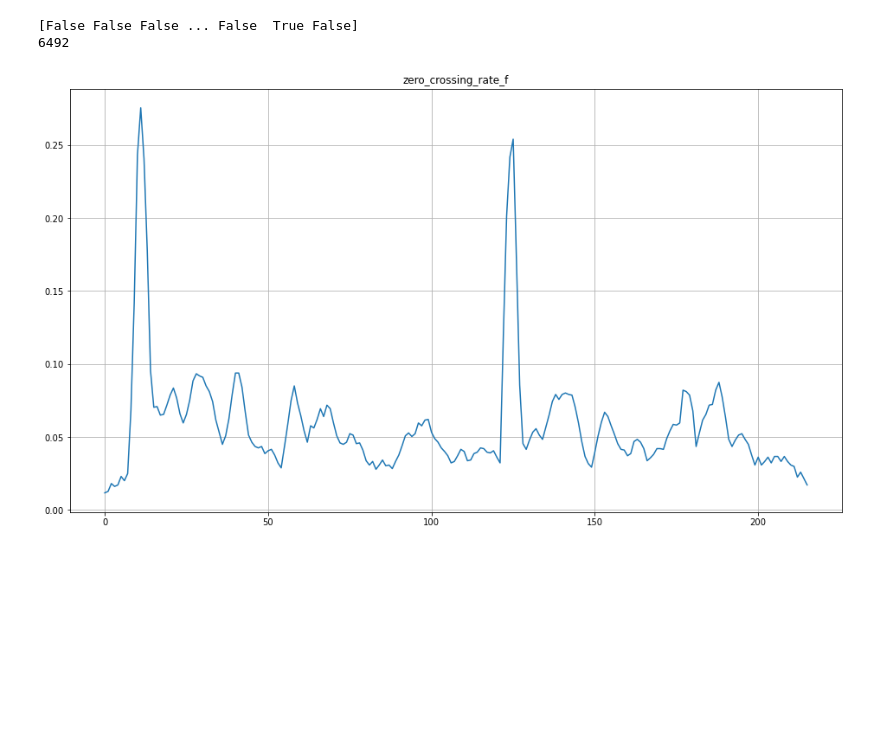
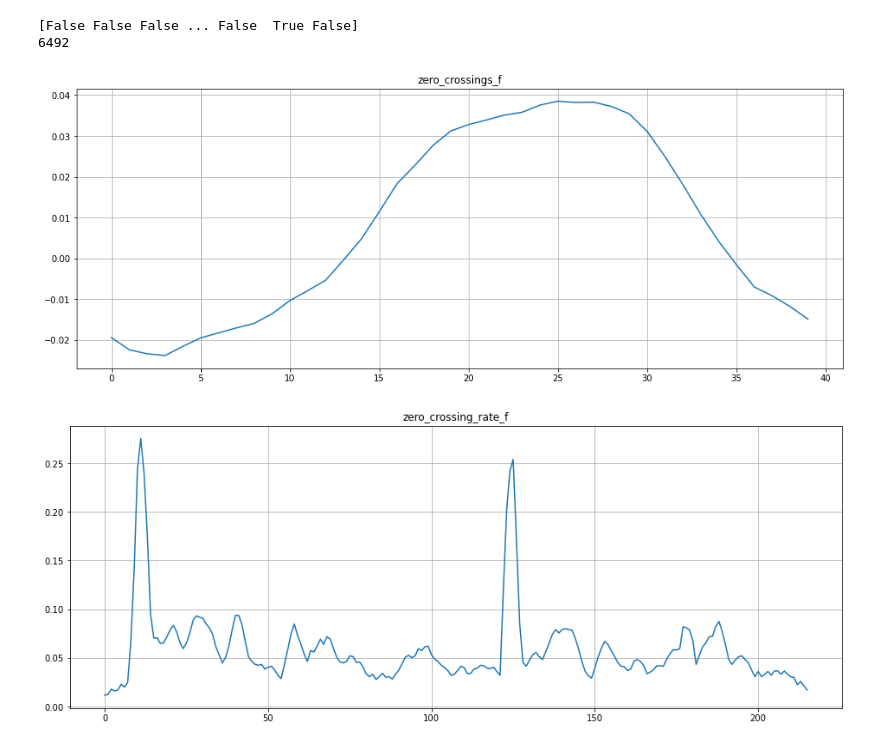
Before and after one commit to zashin-AI/JongHo, a Jupyter notebook: zero_crossing_rate_f(default).ipynb, the cells around one changed output. Cells and saved outputs as stored; diff of their text form; code cells hidden in the pictures; blank space fills up the shorter version.

```diff
--- a/zero_crossing_rate_f(default).ipynb
+++ b/zero_crossing_rate_f(default).ipynb
@@ -23,13 +23,19 @@ print(sum(zero_crossings))
 # %%
 import matplotlib.pyplot as plt
 n0 = 9000
 n1 = 9040
 
-plt.figure(figsize=(16, 9))
+plt.figure(figsize=(16, 6))
+plt.title('zero_crossings_f')
+plt.plot(y[n0:n1])   # zero_crossings
+plt.grid()
+
+plt.figure(figsize=(16, 6))
 plt.title('zero_crossing_rate_f')
-# plt.plot(y[n0:n1])    # zero_crossings
-plt.plot(a[0])          # zero_crossing_rate -> 음의 높낮이를 확인할수 있다.
+plt.plot(a[0])       # zero_crossing_rate -> 음의 높낮이를 확인할수 있다.
 plt.grid()
+
 plt.show()
 # %% [output]
-[figure, old version]
+[figure, new version]
+[figure, added]
```
Also changed, not shown: 4 other files.
